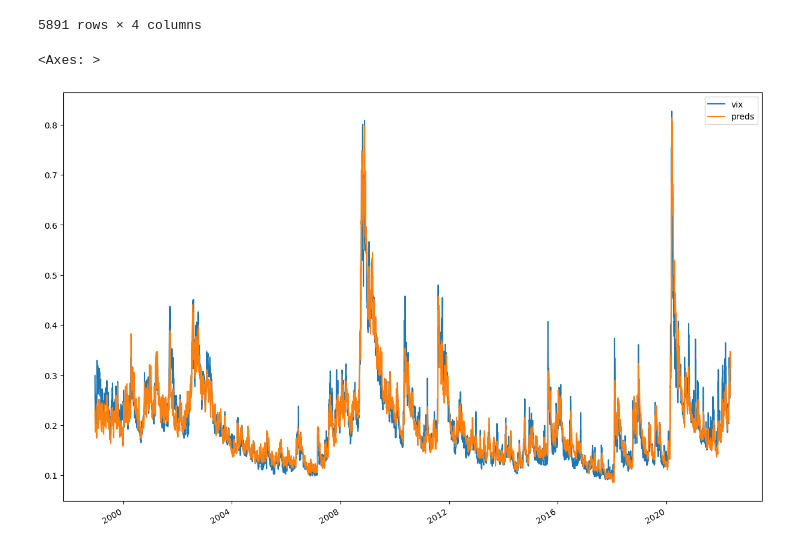
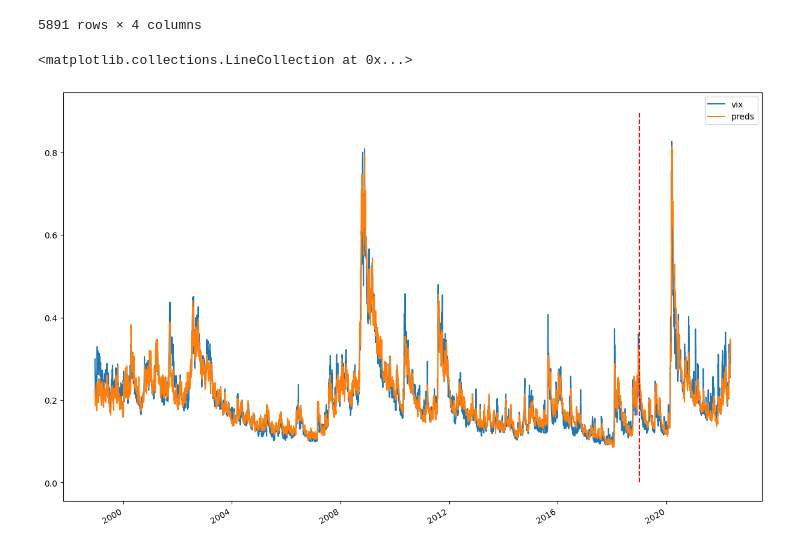
Before and after one commit to luchungi/VolatilityIsMostlyPathDependent, a Jupyter notebook: PDV_Model_v2.ipynb, the cells around one changed output. Drawn from its saved outputs; the diff is of its cells as text; code cells hidden in the pictures.

Commit message:
Plot with test vline

```diff
--- a/PDV_Model_v2.ipynb
+++ b/PDV_Model_v2.ipynb
@@ -180,6 +180,7 @@ df_preds
 5891 rows × 4 columns
 # %%
 df_preds[['vix', 'preds']].plot(figsize=(15, 10))
+plt.vlines(test_start_date, 0, 0.9, linestyles='dashed', colors='red')
 # %% [output]
-<Axes: >
+<matplotlib.collections.LineCollection at 0x...>
-[figure, old version]
+[figure, new version]
```
